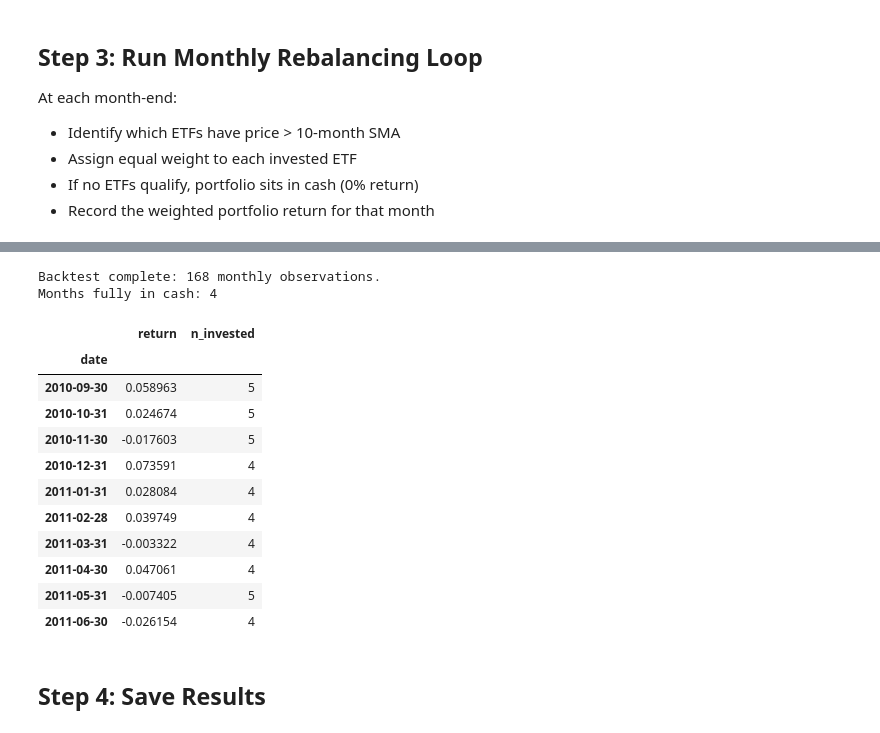
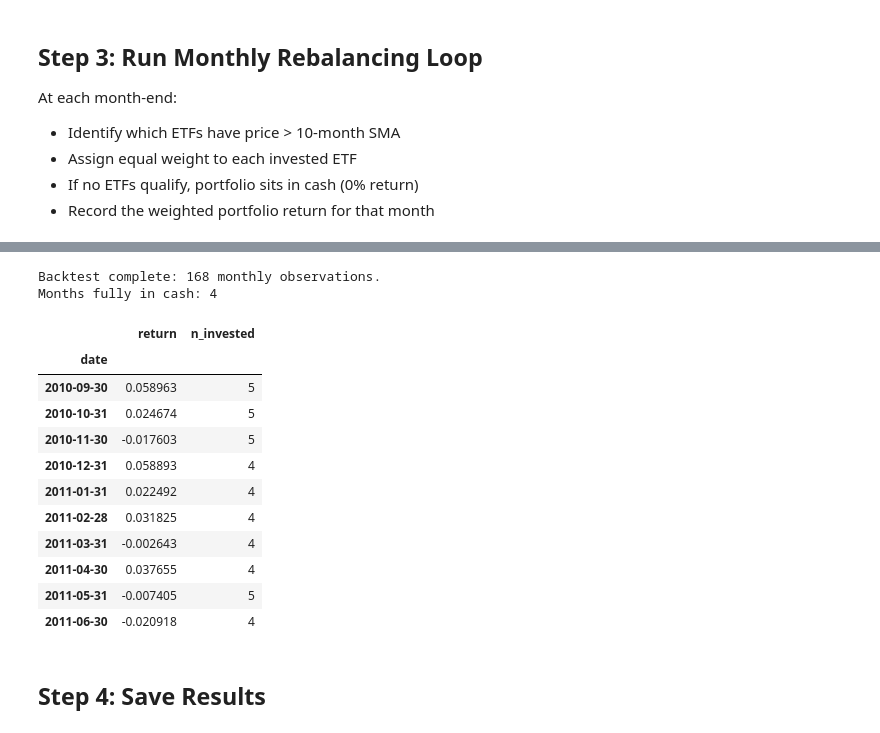
Before and after one commit to tgoneill24/AMS520FinalProject, a Jupyter notebook: faber_baseline.ipynb, the cells around one changed output, grey strips where cells are left out. Saved outputs shown, nothing was run; the diff lists cells and outputs as text; code cells hidden in the pictures.

Commit message:
Update faber_baseline.ipynb
changed weight to .2 with remaining returns from tbillrates

```diff
--- a/faber_baseline.ipynb
+++ b/faber_baseline.ipynb
@@ -19,3 +19,15 @@ print(f'Date range: {prices.index[0].date()} to {prices.index[-1].date()}')
 # %% [output]
 Loaded 227 month-end observations.
 Date range: 2006-02-28 to 2024-12-31
+# %%
+tbillrates = pd.read_csv('tbillrates.csv', index_col=0, parse_dates=True)
+# %%
+# 1. Create a range that explicitly goes up to your backtest end date
+# This ensures 2024-08-31 exists in the index even if the CSV ends early
+all_days = pd.date_range(start=tbillrates.index.min(), end=BACKTEST_END, freq='D')
+
+# 2. Reindex to this extended range and fill missing values forward
+tbillrates = tbillrates.reindex(all_days).ffill()
+
+# 3. Standardize name
+tbillrates.index.name = 'observation_date'
@@ -63,42 +146,39 @@ At each month-end:
 # %%
 monthly_returns = prices[ETFS].pct_change()
 monthly_returns = monthly_returns.loc[BACKTEST_START:BACKTEST_END]
 
 portfolio_returns = []
 
 for date in signals.index:
     invested = signals.loc[date]
     n_invested = invested.sum()
 
-    if n_invested == 0:
-        # All ETFs below SMA — sit in cash
-        portfolio_returns.append({'date': date, 'return': 0.0, 'n_invested': 0})
-    else:
-        # Equal weight across invested ETFs
-        weight = 1.0 / n_invested
-        ret = (monthly_returns.loc[date] * invested * weight).sum()
-        portfolio_returns.append({'date': date, 'return': ret, 'n_invested': int(n_invested)})
+    # Equal weight across invested ETFs
+    weight = 0.2
+    tbillrate = tbillrates.loc[date].iloc[0]/100/12
+    ret = (monthly_returns.loc[date] * invested * weight).sum()+tbillrate*(5.0-n_invested)/5.0
+    portfolio_returns.append({'date': date, 'return': ret, 'n_invested': int(n_invested)})
 
 faber_returns = pd.DataFrame(portfolio_returns).set_index('date')
 
 print(f'Backtest complete: {len(faber_returns)} monthly observations.')
 print(f'Months fully in cash: {(faber_returns["n_invested"] == 0).sum()}')
 faber_returns.head(10)
 # %% [output]
 Backtest complete: 168 monthly observations.
 Months fully in cash: 4
 |  | return | n_invested |
 | date |  |  |
 | 2010-09-30 | 0.058963 | 5 |
 | 2010-10-31 | 0.024674 | 5 |
 | 2010-11-30 | -0.017603 | 5 |
-| 2010-12-31 | 0.073591 | 4 |
-| 2011-01-31 | 0.028084 | 4 |
-| 2011-02-28 | 0.039749 | 4 |
-| 2011-03-31 | -0.003322 | 4 |
-| 2011-04-30 | 0.047061 | 4 |
+| 2010-12-31 | 0.058893 | 4 |
+| 2011-01-31 | 0.022492 | 4 |
+| 2011-02-28 | 0.031825 | 4 |
+| 2011-03-31 | -0.002643 | 4 |
+| 2011-04-30 | 0.037655 | 4 |
 | 2011-05-31 | -0.007405 | 5 |
-| 2011-06-30 | -0.026154 | 4 |
+| 2011-06-30 | -0.020918 | 4 |
 # %% [markdown]
 ## Step 4: Save Results
 # %%
```
Also changed, not shown: parts of 5 cells of this notebook.
